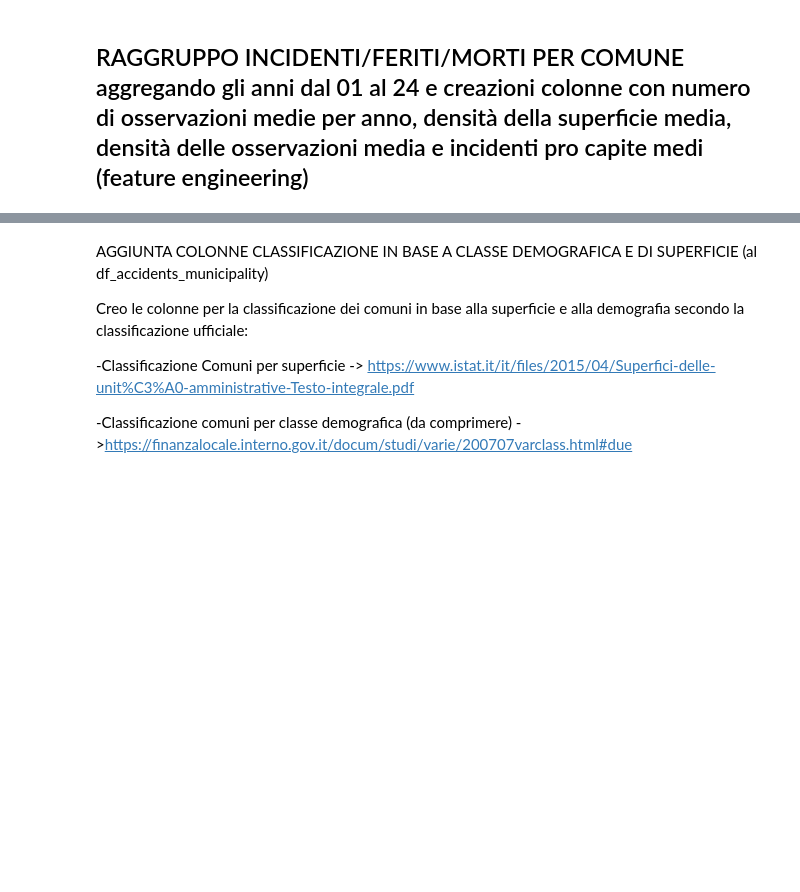
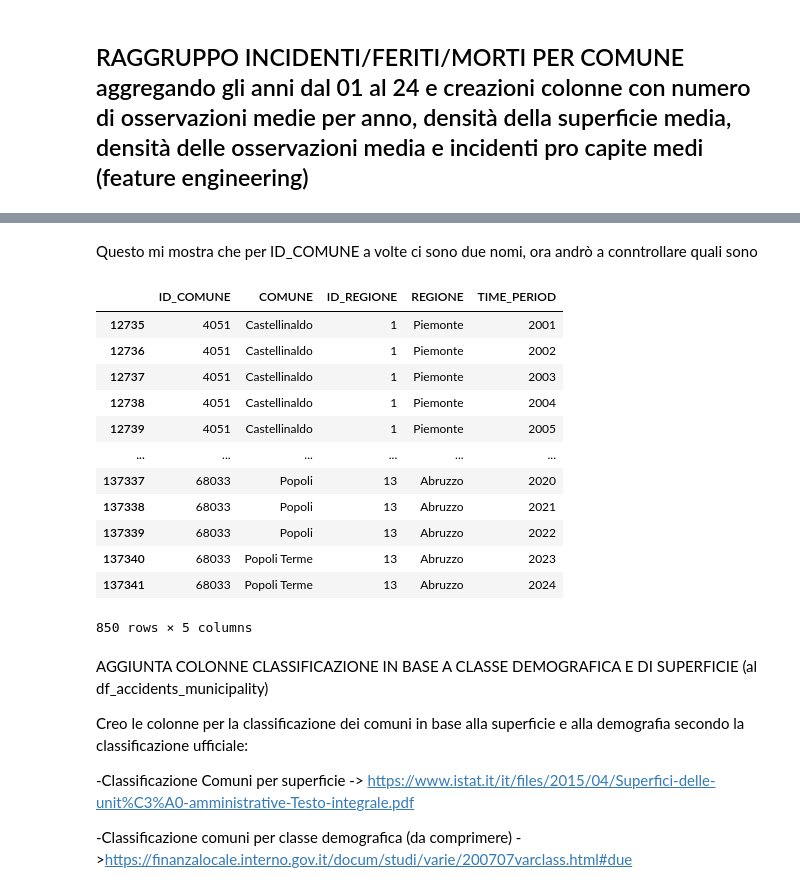
Before and after one commit to EliaValenti/Road_accidents_analysis, a Jupyter notebook: Notebooks/02b_EDA_Municipality_analysis_aggregate_01_24.ipynb, the cells around one changed output, grey strips where cells are left out. Saved outputs shown, nothing was run; the diff lists cells and outputs as text; code cells hidden in the pictures; blank space fills up the shorter version.

```diff
--- a/Notebooks/02b_EDA_Municipality_analysis_aggregate_01_24.ipynb
+++ b/Notebooks/02b_EDA_Municipality_analysis_aggregate_01_24.ipynb
@@ -113,0 +125,3 @@ df_deaths
+# %%
+check_names = (df_accidents.groupby("ID_COMUNE")["COMUNE"].nunique())
+check_names[check_names > 1].sort_values(ascending=False)
@@ -114,3 +146,27 @@ df_deaths
+# %% [markdown]
+Questo mi mostra che per ID_COMUNE a volte ci sono due nomi, ora andrò a conntrollare quali sono
+# %%
+df_accidents[
+    df_accidents["ID_COMUNE"].isin(check_names[check_names > 1].index)
+][
+    ["ID_COMUNE", "COMUNE", "ID_REGIONE", "REGIONE", "TIME_PERIOD"]
+].sort_values(
+    ["ID_COMUNE", "TIME_PERIOD"]
+)
+# %% [output]
+|  | ID_COMUNE | COMUNE | ID_REGIONE | REGIONE | TIME_PERIOD |
+| 12735 | 4051 | Castellinaldo | 1 | Piemonte | 2001 |
+| 12736 | 4051 | Castellinaldo | 1 | Piemonte | 2002 |
+| 12737 | 4051 | Castellinaldo | 1 | Piemonte | 2003 |
+| 12738 | 4051 | Castellinaldo | 1 | Piemonte | 2004 |
+| 12739 | 4051 | Castellinaldo | 1 | Piemonte | 2005 |
+| ... | ... | ... | ... | ... | ... |
+| 137337 | 68033 | Popoli | 13 | Abruzzo | 2020 |
+| 137338 | 68033 | Popoli | 13 | Abruzzo | 2021 |
+| 137339 | 68033 | Popoli | 13 | Abruzzo | 2022 |
+| 137340 | 68033 | Popoli Terme | 13 | Abruzzo | 2023 |
+| 137341 | 68033 | Popoli Terme | 13 | Abruzzo | 2024 |
+850 rows × 5 columns
 # %%
 df_accidents_municipality = fn.create_municipality_dataset(df_accidents,value_name="INCIDENTI")
 # %%
```
Also changed, not shown: parts of 23 cells of this notebook, 9 other files.
